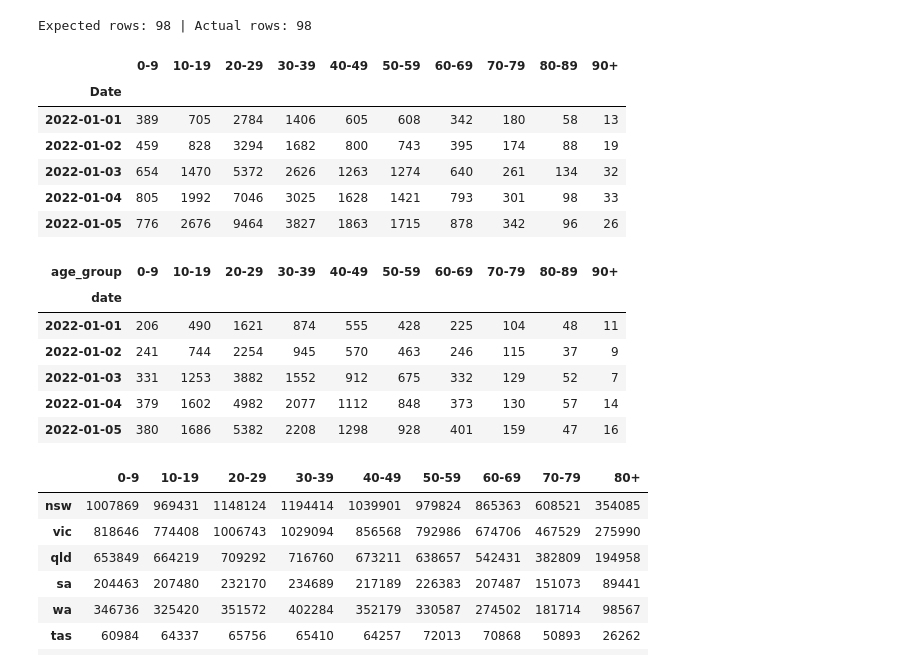
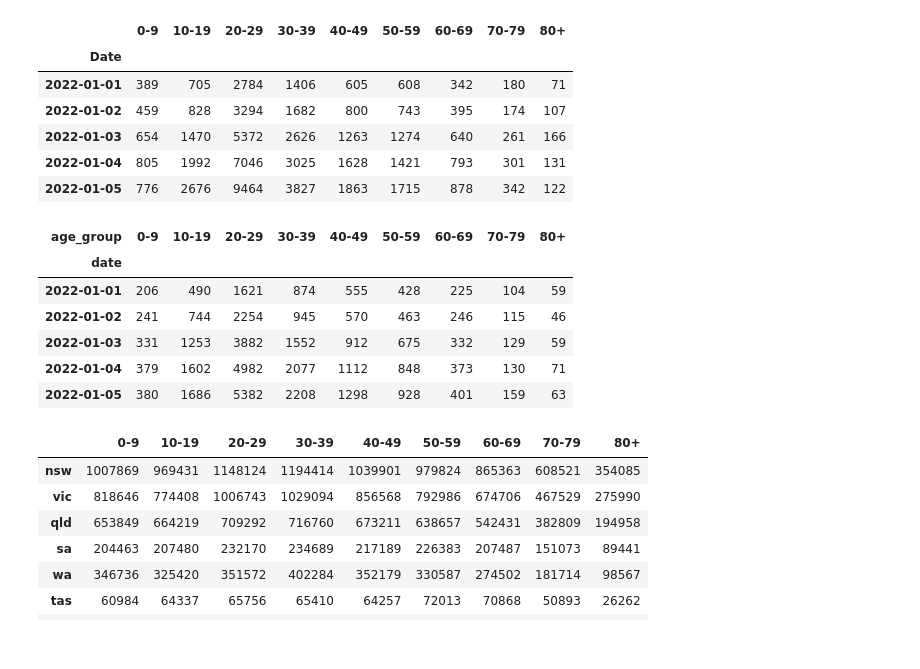
Before and after one commit to amanjit-gill-data/onsite-education-covid, a Jupyter notebook: project.ipynb, the cells around one changed output. Cells and saved outputs as stored; diff of their text form; code cells hidden in the pictures.

```diff
--- a/project.ipynb
+++ b/project.ipynb
@@ -17,15 +19,14 @@ def clean_vic_df(age_file):
     # convert date strings to python datetime objects
     df['Date'] = pd.to_datetime(df['Date'])
 
-    # retain only dates from 1/1/22 to 4/4/22
-    start_date = datetime(2022, 1, 1)
-    end_date = datetime(2022, 4, 8)
-
-    df = df[(df['Date'] >= start_date) & (df['Date'] <= end_date)]
-
     # combine duplicate dates; add male and female cases
     df = df.groupby('Date').sum()
     df['Cases'] = df['Cases_Male'] + df['Cases_Female']
+
+    # retain only dates from 1/1/22 to 8/4/22
+    start_vic = datetime(2022, 1, 1)
+    end_vic = datetime(2022, 4, 8)
+    df = df[start_vic:end_vic]
 
     # drop male and female cases; no longer needed
     df.drop(['Cases_Male', 'Cases_Female'], axis=1, inplace=True)
@@ -37,28 +38,32 @@ def clean_vic_df(age_file):
 
     return df
 # %%
+# VIC CASES
+
 age_files = ['0-9', '10-19', '20-29', '30-39', '40-49', '50-59', '60-69', '70-79', '80-89', '90+']
 
 df_vic = pd.DataFrame()
 
 for file in age_files:
     df_vic = pd.concat([df_vic, clean_vic_df(file)], axis=1)
 
+# combine 80-89 and 90+ to better match ABS age groups
+df_vic['80+'] = df_vic['80-89'] + df_vic['90+']
+df_vic.drop(['80-89', '90+'], axis=1, inplace=True)
+
 df_vic.to_csv(f'sources/clean/vic.csv')
 
-print(f'Expected rows: 98 | Actual rows: {df_vic.shape[0]}')
 df_vic.head()
 # %% [output]
-Expected rows: 98 | Actual rows: 98
-|  | 0-9 | 10-19 | 20-29 | 30-39 | 40-49 | 50-59 | 60-69 | 70-79 | 80-89 | 90+ |
-| Date |  |  |  |  |  |  |  |  |  |  |
-| 2022-01-01 | 389 | 705 | 2784 | 1406 | 605 | 608 | 342 | 180 | 58 | 13 |
-| 2022-01-02 | 459 | 828 | 3294 | 1682 | 800 | 743 | 395 | 174 | 88 | 19 |
-| 2022-01-03 | 654 | 1470 | 5372 | 2626 | 1263 | 1274 | 640 | 261 | 134 | 32 |
-| 2022-01-04 | 805 | 1992 | 7046 | 3025 | 1628 | 1421 | 793 | 301 | 98 | 33 |
-| 2022-01-05 | 776 | 2676 | 9464 | 3827 | 1863 | 1715 | 878 | 342 | 96 | 26 |
+|  | 0-9 | 10-19 | 20-29 | 30-39 | 40-49 | 50-59 | 60-69 | 70-79 | 80+ |
+| Date |  |  |  |  |  |  |  |  |  |
+| 2022-01-01 | 389 | 705 | 2784 | 1406 | 605 | 608 | 342 | 180 | 71 |
+| 2022-01-02 | 459 | 828 | 3294 | 1682 | 800 | 743 | 395 | 174 | 107 |
+| 2022-01-03 | 654 | 1470 | 5372 | 2626 | 1263 | 1274 | 640 | 261 | 166 |
+| 2022-01-04 | 805 | 1992 | 7046 | 3025 | 1628 | 1421 | 793 | 301 | 131 |
+| 2022-01-05 | 776 | 2676 | 9464 | 3827 | 1863 | 1715 | 878 | 342 | 122 |
 # %%
-# bring in qld cases
+# QLD CASES
 
 df_qld = pd.read_csv('sources/raw/qld_all_ages.csv')
 
@@ -73,10 +78,10 @@ df_qld['date'] = pd.to_datetime(df_qld['date'], infer_datetime_format=True)
 # unstack - make age groups their own columns
 df_qld = df_qld.groupby(['date']).value_counts().unstack()
 
-# retain only dates from 1/1/22 to 4/4/22
-start = datetime(2022, 1, 1)
-end = datetime(2022, 4, 1)
-df_qld = df_qld[start:end]
+# retain only dates from 1/1/22 to 1/4/22
+start_qld = datetime(2022, 1, 1)
+end_qld = datetime(2022, 4, 1)
+df_qld = df_qld[start_qld:end_qld]
 
 # create list of original age groups to drop later
 orig_age_groups = df_qld.columns.to_list()
@@ -84,7 +89,7 @@ orig_age_groups = df_qld.columns.to_list()
 # replace NaN with 0
 df_qld = df_qld.replace(np.nan, 0)
 
-# combine age groups to match vic
+# combine age groups to match vic and abs
 df_qld['0-9'] = df_qld['00-04 years'] + df_qld['05-09 years']
 df_qld['10-19'] = df_qld['10-14 years'] + df_qld['15-19 years']
 df_qld['20-29'] = df_qld['20-24 years'] + df_qld['25-29 years']
@@ -93,8 +98,7 @@ df_qld['40-49'] = df_qld['40-44 years'] + df_qld['45-49 years']
 df_qld['50-59'] = df_qld['50-54 years'] + df_qld['55-59 years']
 df_qld['60-69'] = df_qld['60-64 years'] + df_qld['65-69 years']
 df_qld['70-79'] = df_qld['70-74 years'] + df_qld['75-79 years']
-df_qld['80-89'] = df_qld['80-84 years'] + df_qld['85-89 years']
-df_qld['90+'] = df_qld['90-94 years'] + df_qld['95-99 years'] + df_qld['100+ years']
+df_qld['80+'] = df_qld['80-84 years'] + df_qld['85-89 years']+ df_qld['90-94 years'] + df_qld['95-99 years'] + df_qld['100+ years']
 
 # drop original columns
 df_qld.drop(orig_age_groups, axis=1, inplace=True)
@@ -106,11 +110,11 @@ df_qld.to_csv(f'sources/clean/qld.csv')
 
 df_qld.head()
 # %% [output]
-| age_group | 0-9 | 10-19 | 20-29 | 30-39 | 40-49 | 50-59 | 60-69 | 70-79 | 80-89 | 90+ |
-| date |  |  |  |  |  |  |  |  |  |  |
-| 2022-01-01 | 206 | 490 | 1621 | 874 | 555 | 428 | 225 | 104 | 48 | 11 |
-| 2022-01-02 | 241 | 744 | 2254 | 945 | 570 | 463 | 246 | 115 | 37 | 9 |
-| 2022-01-03 | 331 | 1253 | 3882 | 1552 | 912 | 675 | 332 | 129 | 52 | 7 |
-| 2022-01-04 | 379 | 1602 | 4982 | 2077 | 1112 | 848 | 373 | 130 | 57 | 14 |
-| 2022-01-05 | 380 | 1686 | 5382 | 2208 | 1298 | 928 | 401 | 159 | 47 | 16 |
+| age_group | 0-9 | 10-19 | 20-29 | 30-39 | 40-49 | 50-59 | 60-69 | 70-79 | 80+ |
+| date |  |  |  |  |  |  |  |  |  |
+| 2022-01-01 | 206 | 490 | 1621 | 874 | 555 | 428 | 225 | 104 | 59 |
+| 2022-01-02 | 241 | 744 | 2254 | 945 | 570 | 463 | 246 | 115 | 46 |
+| 2022-01-03 | 331 | 1253 | 3882 | 1552 | 912 | 675 | 332 | 129 | 59 |
+| 2022-01-04 | 379 | 1602 | 4982 | 2077 | 1112 | 848 | 373 | 130 | 71 |
+| 2022-01-05 | 380 | 1686 | 5382 | 2208 | 1298 | 928 | 401 | 159 | 63 |
 # %%
```
Also changed, not shown: parts of 8 cells of this notebook, 3 other files.
